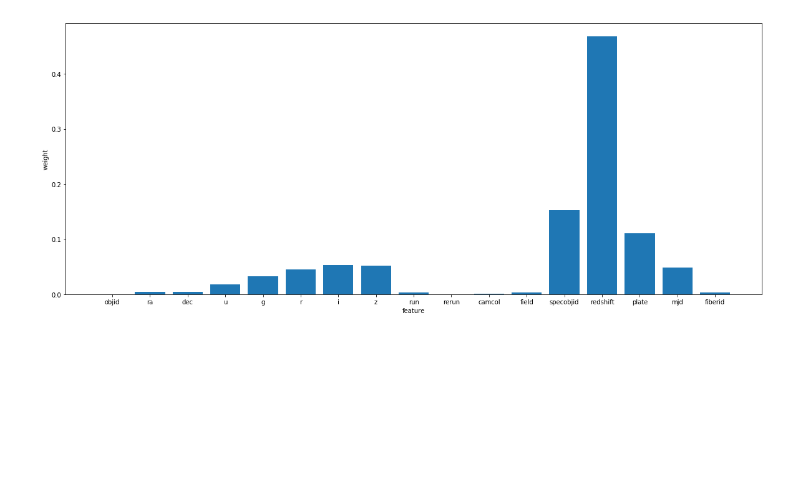
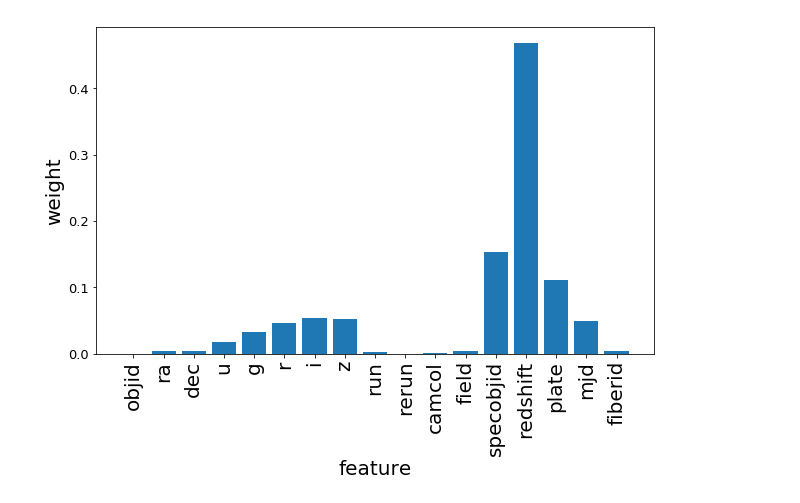
Before and after one commit to MattiaPOLI/DR14, a Jupyter notebook: FeatureSelection.ipynb, the cells around one changed output. Cells and saved outputs as stored; diff of their text form; code cells hidden in the pictures; blank space fills up the shorter version.

```diff
--- a/FeatureSelection.ipynb
+++ b/FeatureSelection.ipynb
@@ -71,12 +71,13 @@ featureWeights = {columns[i]: importances[i] for i in range(len(importances))}
 # %%
 import matplotlib.pyplot as py
 
 r1 = np.arange(len(importances))
-py.figure(figsize=(20,8))
+py.figure(figsize=(10,6))
 py.bar(r1, importances)
-py.xlabel("feature")
-py.ylabel("weight")
-py.xticks([r for r in range(len(importances))], columns)
+py.xlabel("feature", size = 20)
+py.ylabel("weight", size = 20)
+py.xticks([r for r in range(len(importances))], columns, size = 20, rotation = 90)
+py.yticks(size = 13)
 py.show()
 # %% [output]
-[figure, old version]
+[figure, new version]
```
Also changed, not shown: parts of 1 cell of this notebook.
